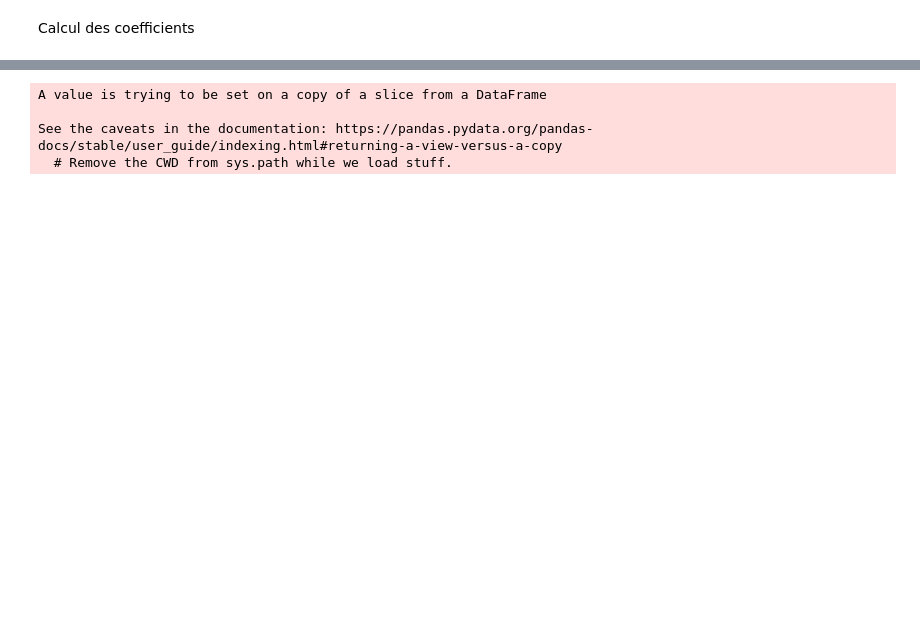
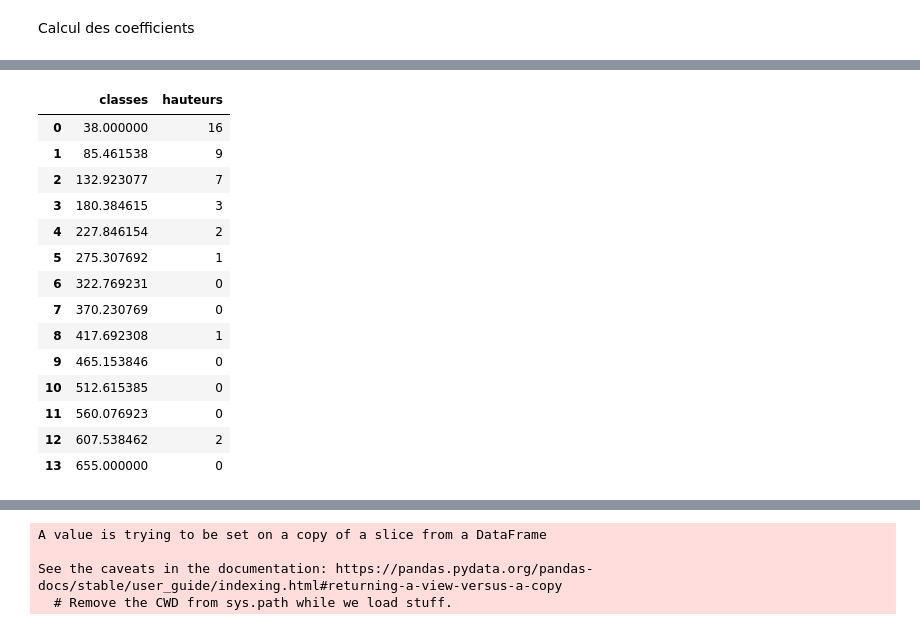
Before and after one commit to ThomasCosyn/code, a Jupyter notebook: ML/prediction.ipynb, the cells around one changed output, grey strips where cells are left out. Saved outputs shown, nothing was run; the diff lists cells and outputs as text; code cells hidden in the pictures; blank space fills up the shorter version.

```diff
--- a/ML/prediction.ipynb
+++ b/ML/prediction.ipynb
@@ -62,24 +85,11 @@ histo = df.hist(column='mcmcdp',bins=13)
 # %% [markdown]
 Calcul des coefficients
 # %%
-histoMCDPmoy = util.histo(df['mcdpmoy'], 14)
-valeursHistoMCDPmoy = util.getHistoValues(histoMCDPmoy)
-histoMCDP = util.histo(df['mcdp'], 13)
-valeursHistoMCDP = util.getHistoValues(histoMCDP)
-histoMCMCDPmoy = util.histo(df['mcmcdpmoy'], 16)
-valeursHistoMCMCDPmoy = util.getHistoValues(histoMCMCDPmoy)
-histoMCMCDP = util.histo(df['mcmcdp'], 13)
-valeursHistoMCMCDP = util.getHistoValues(histoMCMCDP)
+histoMCDPmoy = util.histo(df, bins1, 'mcdpmoy')
+valeursHistoMCDPmoy = [util.getHistoValues(h) for h in histoMCDPmoy]
+histoMCDP = util.histo(df, bins2, 'mcdp')
+valeursHistoMCDP = [util.getHistoValues(h) for h in histoMCDP]
+histoMCMCDPmoy = util.histo(df, bins3, 'mcmcdpmoy')
+valeursHistoMCMCDPmoy = [util.getHistoValues(h) for h in histoMCMCDPmoy]
+histoMCMCDP = util.histo(df, bins4, 'mcmcdp')
+valeursHistoMCMCDP = [util.getHistoValues(h) for h in histoMCMCDP]
-# %%
-taille = df.shape[0]
-nb_classes = len(valeursHistoMCDPmoy['classes'])
-taille_ech = sum(valeursHistoMCDPmoy['hauteurs'])
-df['f'] = np.nan
-
-for i in range(taille):
-    classe = 0
-    while df['DeltaDate'][i] > valeursHistoMCDPmoy['classes'][classe] and classe < nb_classes-1:
-        classe += 1
-    df['f'][i] = valeursHistoMCDPmoy['hauteurs'][classe-1]/taille_ech
-
-df
@@ -103,0 +96,22 @@ See the caveats in the documentation: https://pandas.pydata.org/pandas-docs/stab
+# %%
+df['f'] = np.nan
+df['DeltaDate'] = df['DeltaDate'].fillna(1000.0)
+df['DeltaDateMC'] = df['DeltaDateMC'].fillna(1000)
+vH = pd.DataFrame(valeursHistoMCDPmoy[0])
+vH
+# %% [output]
+|  | classes | hauteurs |
+| 0 | 38.000000 | 16 |
+| 1 | 85.461538 | 9 |
+| 2 | 132.923077 | 7 |
+| 3 | 180.384615 | 3 |
+| 4 | 227.846154 | 2 |
+| 5 | 275.307692 | 1 |
+| 6 | 322.769231 | 0 |
+| 7 | 370.230769 | 0 |
+| 8 | 417.692308 | 1 |
+| 9 | 465.153846 | 0 |
+| 10 | 512.615385 | 0 |
+| 11 | 560.076923 | 0 |
+| 12 | 607.538462 | 2 |
+| 13 | 655.000000 | 0 |
```
Also changed, not shown: parts of 14 cells of this notebook, 5 other files.
